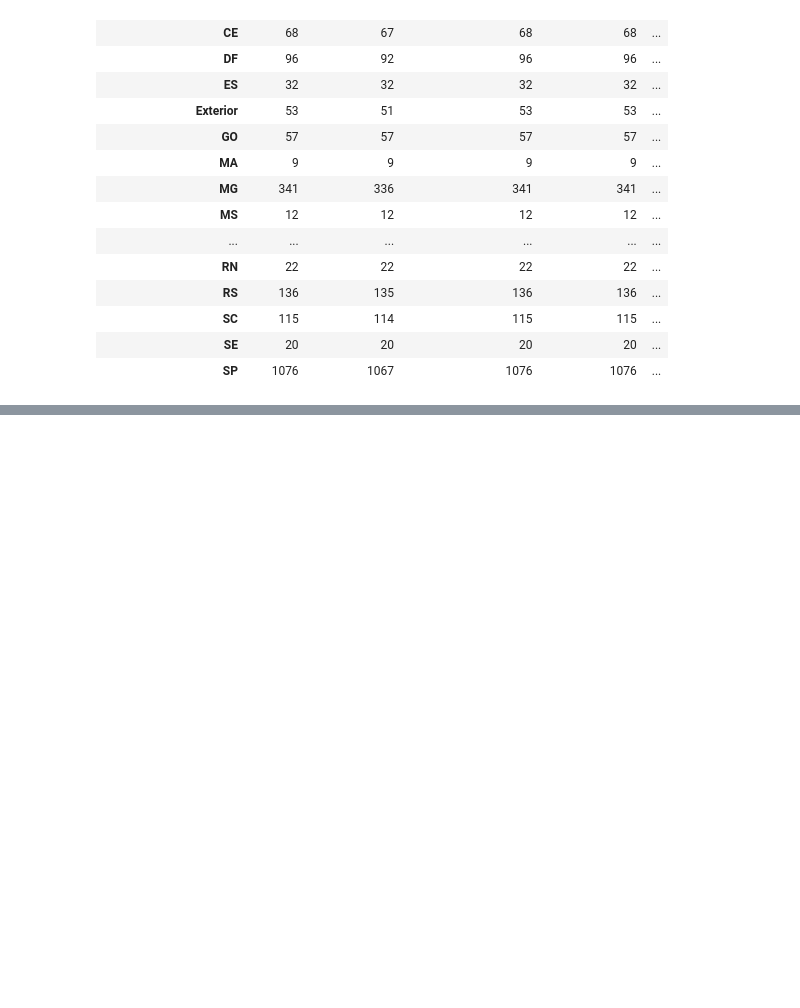
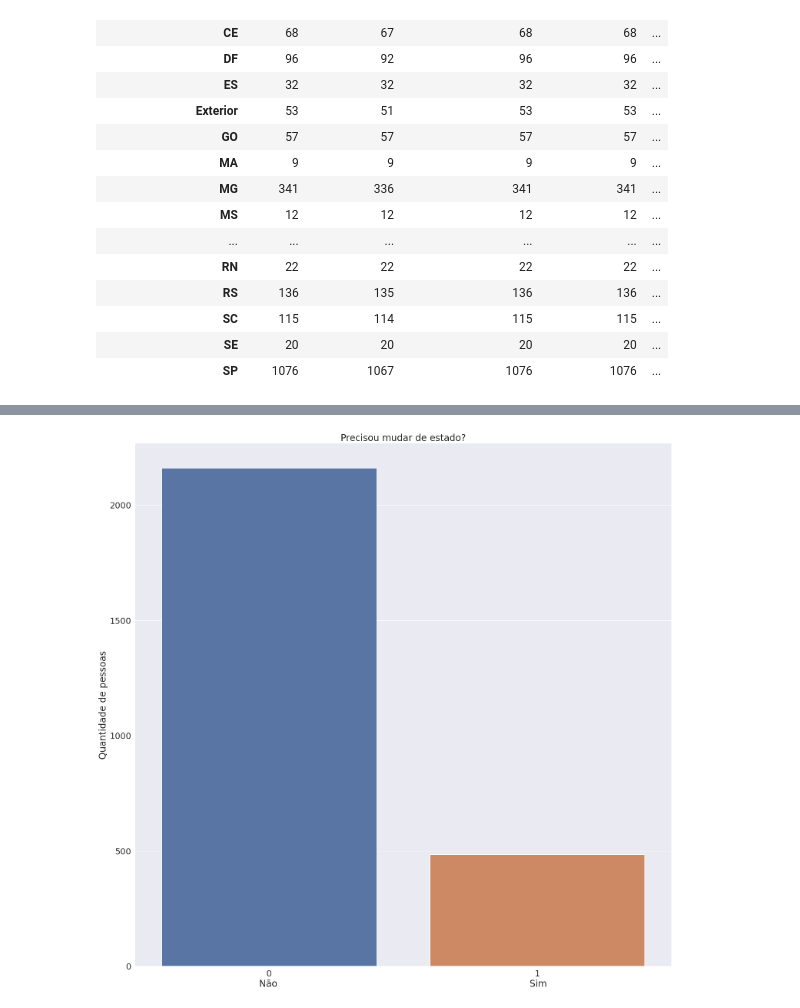
Before and after one commit to anyellequeiroz/State-of-Data-Brazil, a Jupyter notebook: State of data.ipynb, the cells around one changed output, grey strips where cells are left out. Drawn from its saved outputs; the diff is of its cells as text; code cells hidden in the pictures; blank space fills up the shorter version.

```diff
--- a/State of data.ipynb
+++ b/State of data.ipynb
@@ -398,0 +393,9 @@ sns.set(font_scale = 2)
+# %%
+ax = sns.countplot(df_1["('P1_g_c ', 'Mudou de Estado?')"], order = df_1["('P1_g_c ', 'Mudou de Estado?')"].value_counts().index);
+ax.set_title('Precisou mudar de estado?')
+ax.figure.set_size_inches(25, 25)
+ax.set_ylabel('Quantidade de pessoas')
+ax.set_xlabel('Não                                                                                      Sim')
+sns.set(font_scale = 2)
+# %% [output]
+[figure, added]
```
Also changed, not shown: parts of 18 cells of this notebook.
